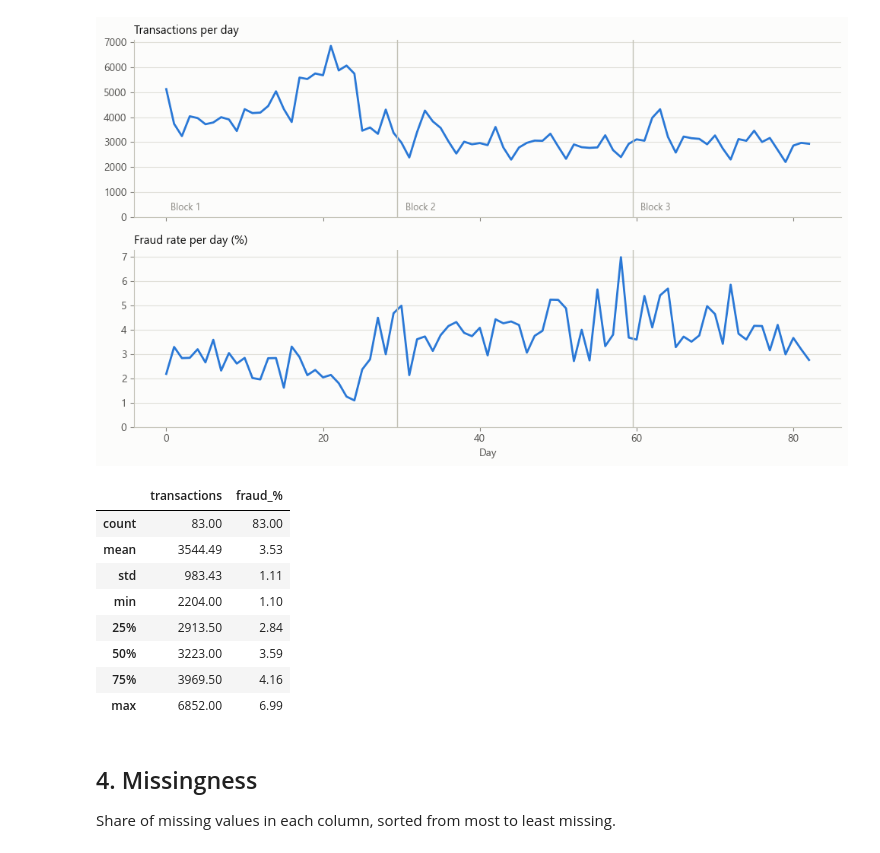
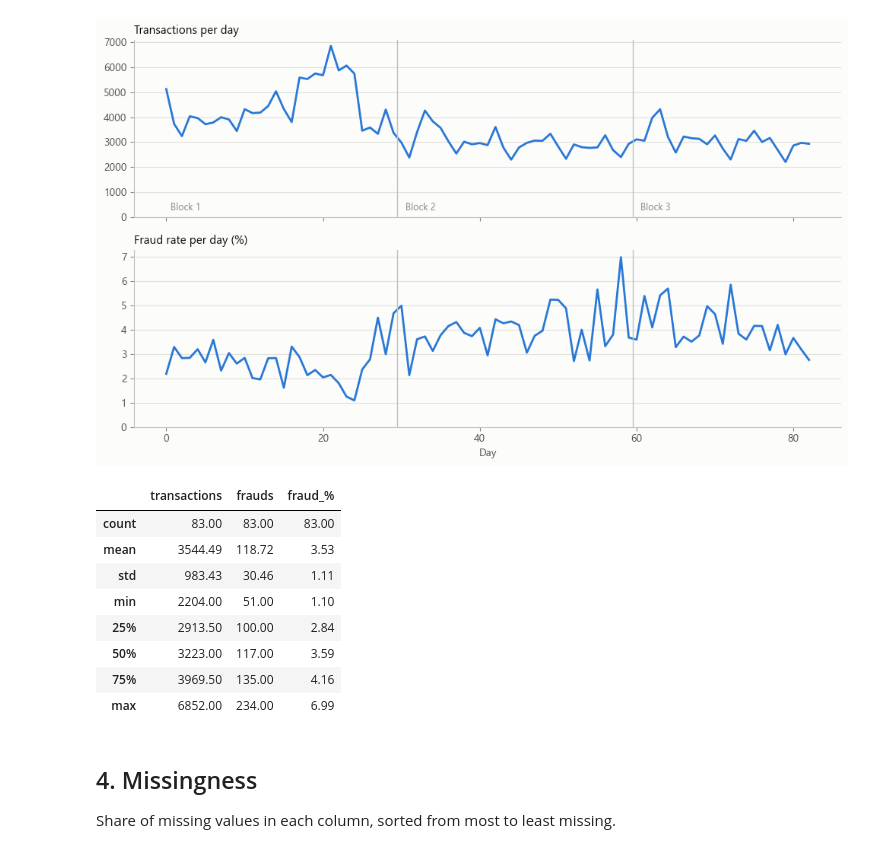
Before and after one commit to KavinduKasthurirathne/capstone-project_268465B, a Jupyter notebook: notebooks/01_eda.ipynb, the cells around one changed output. Cells and saved outputs as stored; diff of their text form; code cells hidden in the pictures.

```diff
--- a/notebooks/01_eda.ipynb
+++ b/notebooks/01_eda.ipynb
@@ -100,17 +100,17 @@ plt.show()
 # %% [output]
 [figure]
 # %%
-daily[["transactions", "fraud_%"]].describe().round(2)
+daily[["transactions", "frauds", "fraud_%"]].describe().round(2)
 # %% [output]
-|  | transactions | fraud_% |
-| count | 83.00 | 83.00 |
-| mean | 3544.49 | 3.53 |
-| std | 983.43 | 1.11 |
-| min | 2204.00 | 1.10 |
-| 25% | 2913.50 | 2.84 |
-| 50% | 3223.00 | 3.59 |
-| 75% | 3969.50 | 4.16 |
-| max | 6852.00 | 6.99 |
+|  | transactions | frauds | fraud_% |
+| count | 83.00 | 83.00 | 83.00 |
+| mean | 3544.49 | 118.72 | 3.53 |
+| std | 983.43 | 30.46 | 1.11 |
+| min | 2204.00 | 51.00 | 1.10 |
+| 25% | 2913.50 | 100.00 | 2.84 |
+| 50% | 3223.00 | 117.00 | 3.59 |
+| 75% | 3969.50 | 135.00 | 4.16 |
+| max | 6852.00 | 234.00 | 6.99 |
 # %% [markdown]
 ## 4. Missingness
 
```
Also changed, not shown: parts of 2 cells of this notebook, 1 other file.
